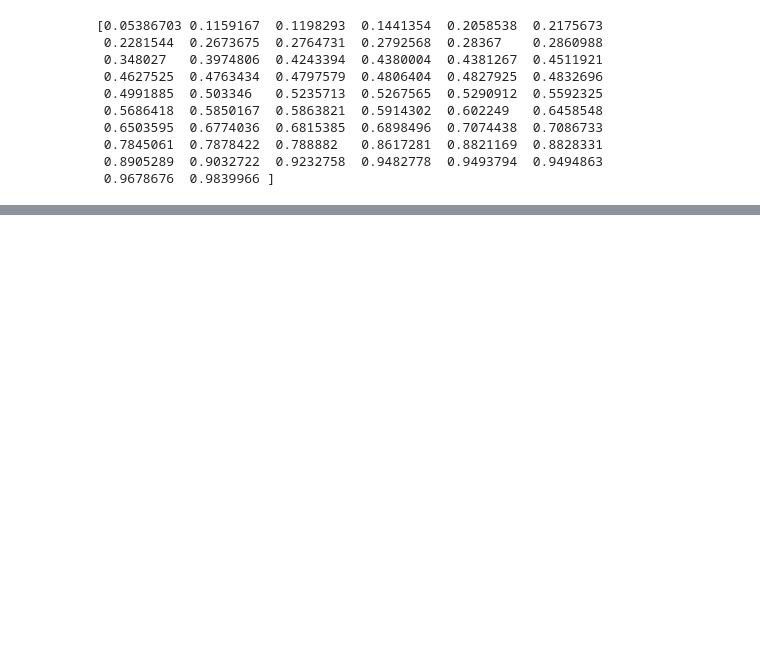
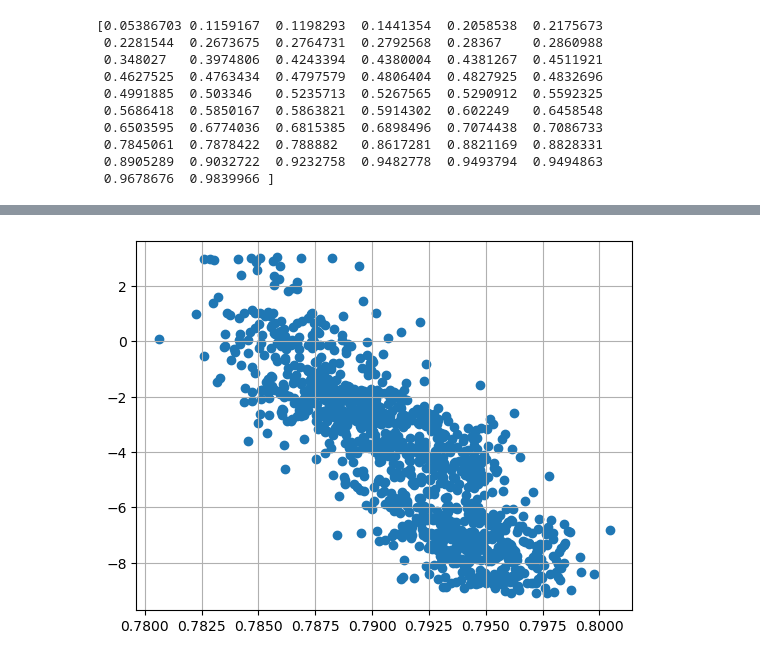
Before and after one commit to emilnebb/AOMA_Halogaland, a Jupyter notebook: src/AOMA/Result_exploration/result_analysis.ipynb, the cells around one changed output, grey strips where cells are left out. Saved outputs shown, nothing was run; the diff lists cells and outputs as text; code cells hidden in the pictures; blank space fills up the shorter version.

```diff
--- a/src/AOMA/Result_exploration/result_analysis.ipynb
+++ b/src/AOMA/Result_exploration/result_analysis.ipynb
@@ -81,0 +104,5 @@ plt.show()
+# %%
+plt.scatter(np.array(high_freqs), np.array(temps))
+plt.grid()
+# %% [output]
+[figure, added]
```
Also changed, not shown: parts of 7 cells of this notebook.
